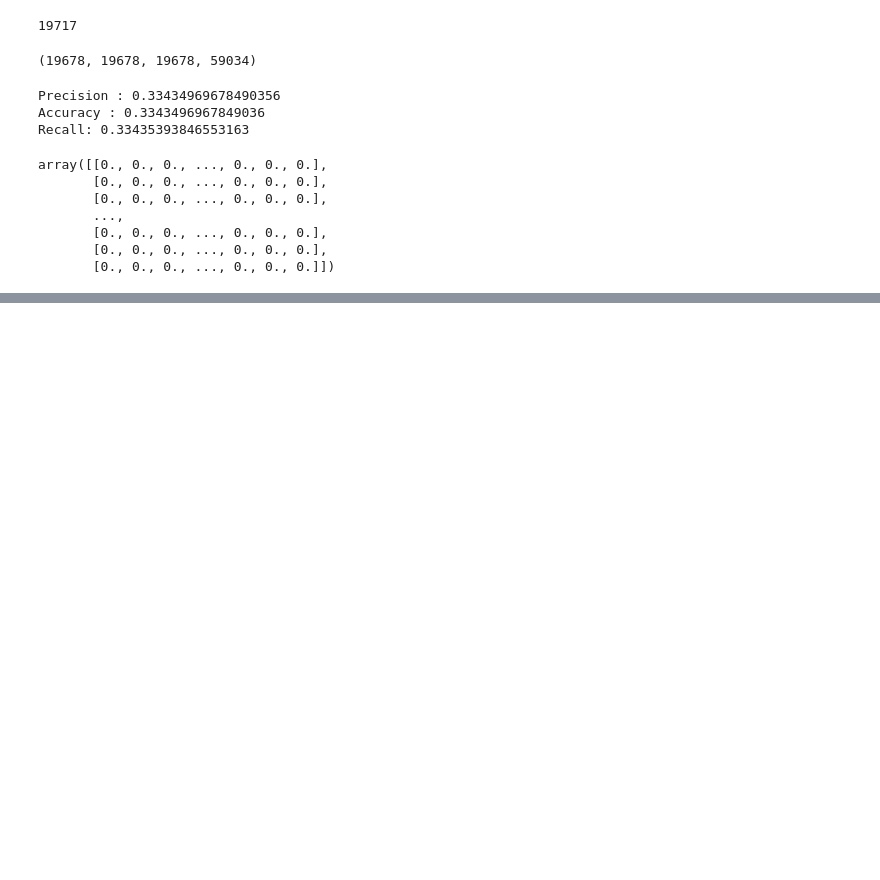
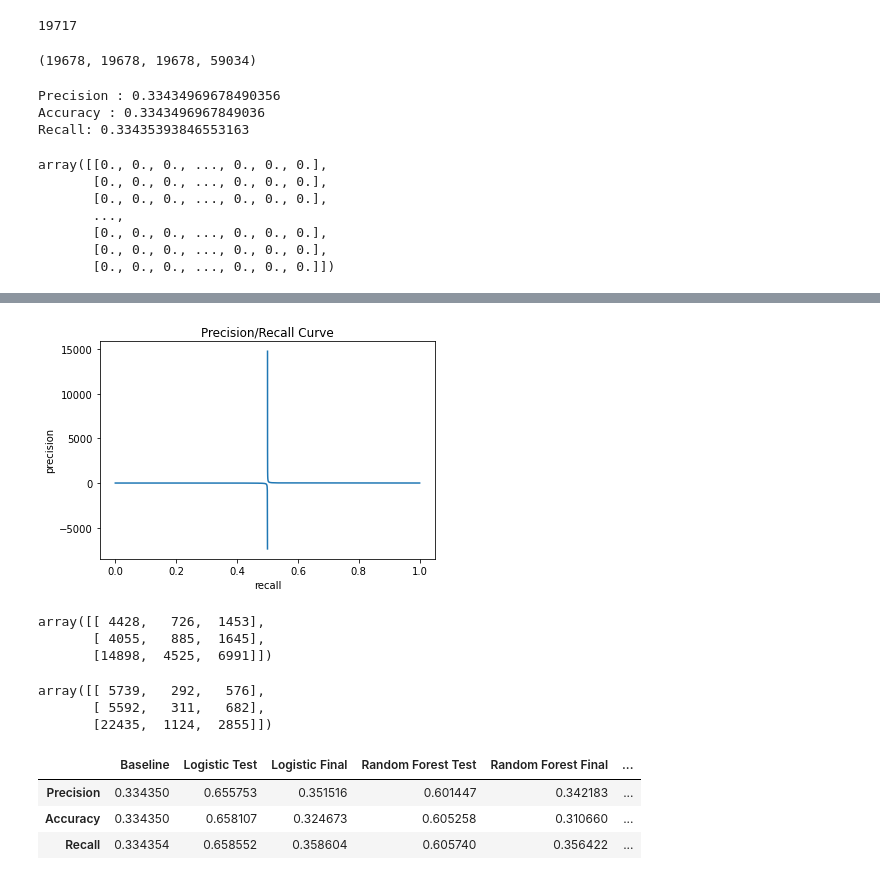
Before and after one commit to sashasabater/restaurant-reviews, a Jupyter notebook: src/notes2.ipynb, the cells around one changed output, grey strips where cells are left out. Cells and saved outputs as stored; diff of their text form; code cells hidden in the pictures; blank space fills up the shorter version.

```diff
--- a/src/notes2.ipynb
+++ b/src/notes2.ipynb
@@ -65,7 +65,7 @@ def vectorize(df ,column, method='tfidf'):
             #creating a feature names attribute(bag of words)
         elif method == 'count':
             vectorizer = CountVectorizer(stop_words='english', max_features=5000)
-            vectorized = vectorizer.fit_transform(self.documents).toarray()
+            vectorized = vectorizer.fit_transform(texts).toarray()
             return vectorized
 def scores(y_true, y_predict):
     precision = precision_score(y_true, y_predict,average='macro')
@@ -252,0 +256,51 @@ Recall: 0.3393065046823589
+# %%
+def calculate_threshold_values(prob, y):
+    '''
+    Build dataframe of the various confusion-matrix ratios by threshold
+    from a list of predicted probabilities and actual y values
+    '''
+    df = pd.DataFrame({'prob': prob, 'y': y})
+    df.sort_values('prob', inplace=True)
+
+    actual_p = df.y.sum()
+    actual_n = df.shape[0] - df.y.sum()
+
+    df['tn'] = (df.y == 0).cumsum()
+    df['fn'] = df.y.cumsum()
+    df['fp'] = actual_n - df.tn
+    df['tp'] = actual_p - df.fn
+
+    df['fpr'] = df.fp/(df.fp + df.tn)
+    df['tpr'] = df.tp/(df.tp + df.fn)
+    df['precision'] = df.tp/(df.tp + df.fp)
+    df = df.reset_index(drop=True)
+    return df
+def plot_precision_recall(ax, df):
+    ax.plot(df.tpr,df.precision, label='precision/recall')
+    #ax.plot([0,1],[0,1], 'k')
+    ax.set_xlabel('recall')
+    ax.set_ylabel('precision')
+    ax.set_title('Precision/Recall Curve')
+#     ax.plot([0,1],[df.precision[0],df.precision[0]], 'k', label='random')
+#     ax.set_xlim(xmin=0,xmax=1)
+#     ax.set_ylim(ymin=0,ymax=1)
+# %%
+good_review_df = calculate_threshold_values(gb_model.predict_proba(X_test)[:, 0], y_test)
+fig, ax = plt.subplots()
+plot_precision_recall(ax, good_review_df)
+# %% [output]
+[figure, added]
+# %%
+confusion_matrix(y_holdout, final_rm_hat)
+#lots of false negatives(predicted bad review but actual good reviews)
+# %% [output]
+array([[ 4428,   726,  1453],
+       [ 4055,   885,  1645],
+       [14898,  4525,  6991]])
+# %%
+confusion_matrix(y_holdout, final_gb_hat)
+#lots of false negatives here too
+# %% [output]
+array([[ 5739,   292,   576],
+       [ 5592,   311,   682],
+       [22435,  1124,  2855]])
@@ -252,0 +316,7 @@ Recall: 0.3393065046823589
+# %%
+scores
+# %% [output]
+|  | Baseline | Logistic Test | Logistic Final | Random Forest Test | Random Forest Final | ... |
+| Precision | 0.334350 | 0.655753 | 0.351516 | 0.601447 | 0.342183 | ... |
+| Accuracy | 0.334350 | 0.658107 | 0.324673 | 0.605258 | 0.310660 | ... |
+| Recall | 0.334354 | 0.658552 | 0.358604 | 0.605740 | 0.356422 | ... |
```
Also changed, not shown: parts of 13 cells of this notebook.
